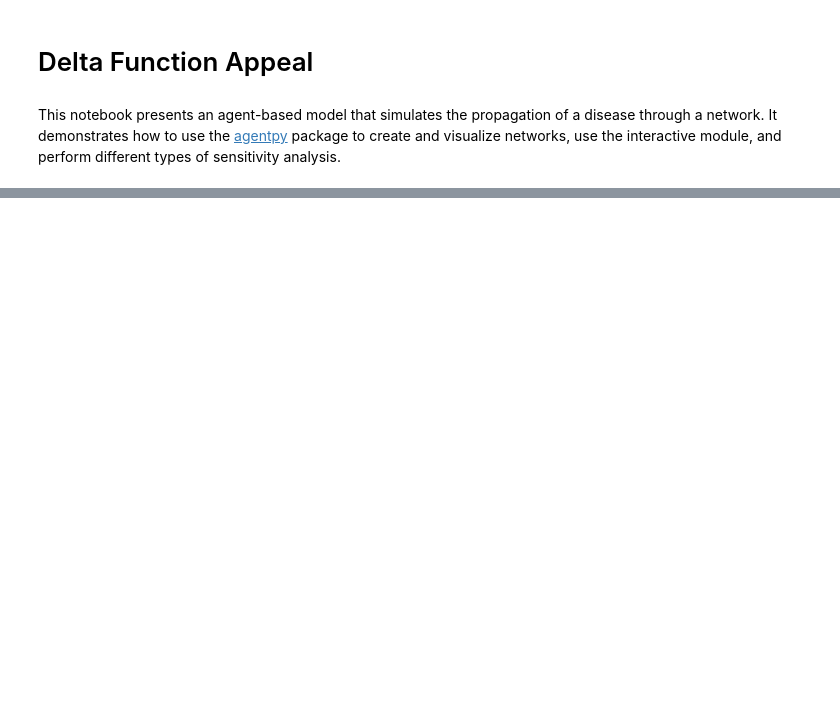
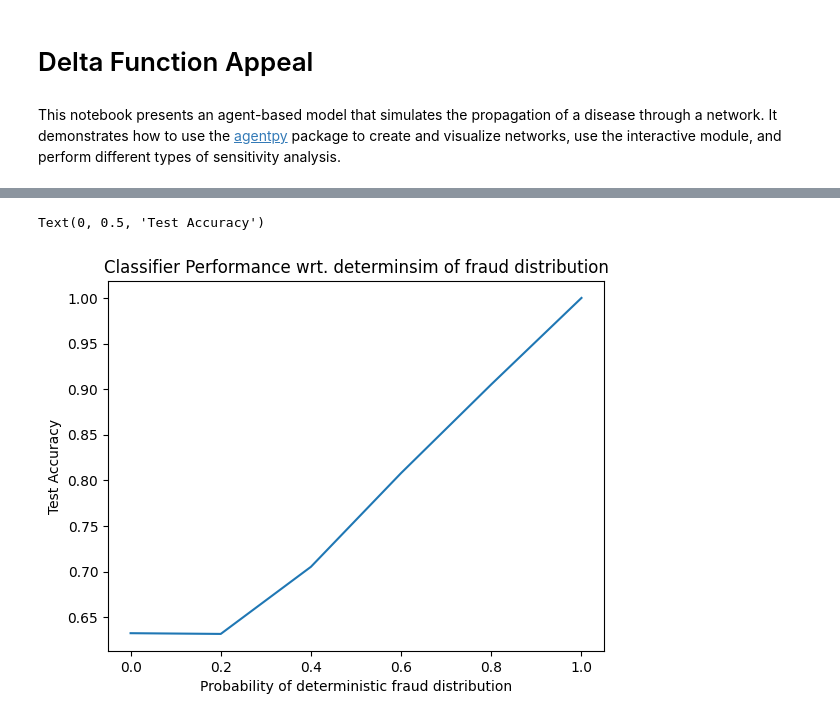
Before and after one commit to Le-Ty/abm_dm_impact, a Jupyter notebook: basic/notebooks/clf_proof_of_concept.ipynb, the cells around one changed output, grey strips where cells are left out. Saved outputs shown, nothing was run; the diff lists cells and outputs as text; code cells hidden in the pictures; blank space fills up the shorter version.

```diff
--- a/basic/notebooks/clf_proof_of_concept.ipynb
+++ b/basic/notebooks/clf_proof_of_concept.ipynb
@@ -157,28 +47,12 @@ df = pd.concat([X,y], axis =1)
 # %%
-# Separate majority and minority classes
-df_majority = df[df['y'] ==0]
-df_minority = df[df['y'] ==1]
 
-# Downsample majority class
-df_majority_downsampled = resample(df_majority,
-                                replace=False,
-                                n_samples=400)#Upsample minority class
-df_minority_upsampled = resample(df_minority,
-                                replace=True,
-                                n_samples=400)# Combine minority class with downsampled majority class
-df_up_down_sampled = pd.concat([df_majority_downsampled, df_minority_upsampled])
+accuracy = []
+for i in np.arange(0,1.2,0.2):
+    X, y = generate_init(train_clf = True, n = 10000, fraud_det =i)
+    X_train, X_test, y_train, y_test = train_test_split(X, y, stratify=y, random_state=1)
 
-
-
-cv = KFold(n_splits=10)
-X_train, X_test, y_train, y_test = train_test_split(X, y, stratify=y, random_state=1)
-
-pipe = make_pipeline(StandardScaler(),  MLPClassifier(solver='adam', alpha = 0.001, hidden_layer_sizes=(30, 10), random_state=1)) # BaggingClassifier(estimator=SVC(class_weight={0:0.50, 1:0.50}),n_estimators=10, random_state=0))
-pipe.fit(X_train, y_train)
-
-# clf = RandomForestClassifier(n_estimators=500)
-# clf.fit(X_train, y_train)
-# score = cross_val_score(pipe, X_train, y_train, cv=cv)
-print(pipe.score(X_test,y_test))
-
-pipe.predict(X_test)
+    pipe = make_pipeline(StandardScaler(),  MLPClassifier(solver='adam', alpha = 0.001, hidden_layer_sizes=(30, 10), random_state=1)) # BaggingClassifier(estimator=SVC(class_weight={0:0.50, 1:0.50}),n_estimators=10, random_state=0))
+    pipe.fit(X_train, y_train)
+    acc = (pipe.score(X_test,y_test))
+    accuracy.append(acc)
+    pred = pipe.predict(X_test)
@@ -289,0 +59,10 @@ baseline1
+# %%
+sns.lineplot(y = accuracy, x = np.arange(0,1.2,0.2))
+plt.title('Classifier Performance wrt. determinsim of fraud distribution')
+# Set x-axis label
+plt.xlabel('Probability of deterministic fraud distribution')
+# Set y-axis label
+plt.ylabel('Test Accuracy')
+# %% [output]
+Text(0, 0.5, 'Test Accuracy')
+[figure, added]
```
Also changed, not shown: parts of 18 cells of this notebook, 2 other files.
